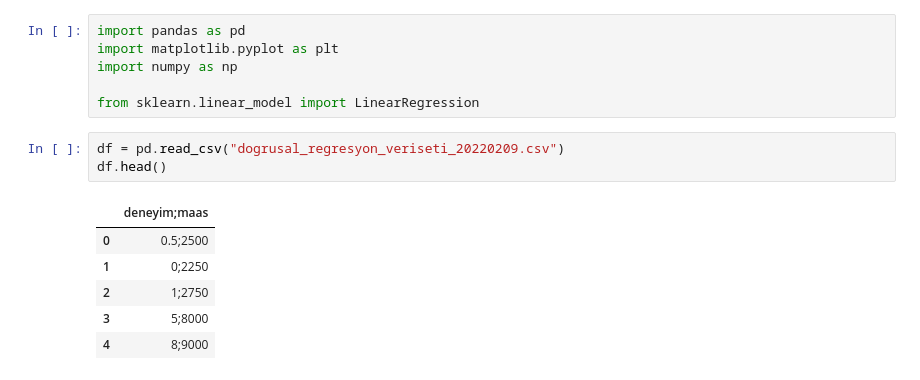
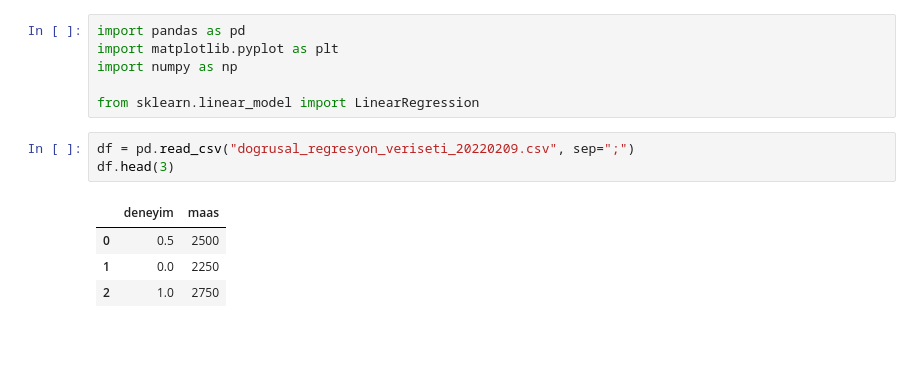
Before and after one commit to EmreUludag0/BTK-VeriBilimiMakineOgrenimiBootcamp, a Jupyter notebook: pythonMakineOgrenmesi/makineOgrenimi.ipynb, the cells around one changed output. Saved outputs shown, nothing was run; the diff lists cells and outputs as text; blank space fills up the shorter version.

```diff
--- a/pythonMakineOgrenmesi/makineOgrenimi.ipynb
+++ b/pythonMakineOgrenmesi/makineOgrenimi.ipynb
@@ -5,12 +5,10 @@ import numpy as np
 
 from sklearn.linear_model import LinearRegression
 # %%
-df = pd.read_csv("dogrusal_regresyon_veriseti_20220209.csv")
-df.head()
+df = pd.read_csv("dogrusal_regresyon_veriseti_20220209.csv", sep=";")
+df.head(3)
 # %% [output]
-|  | deneyim;maas |
-| 0 | 0.5;2500 |
-| 1 | 0;2250 |
-| 2 | 1;2750 |
-| 3 | 5;8000 |
-| 4 | 8;9000 |
+|  | deneyim | maas |
+| 0 | 0.5 | 2500 |
+| 1 | 0.0 | 2250 |
+| 2 | 1.0 | 2750 |
```
Also changed, not shown: parts of 4 cells of this notebook.
